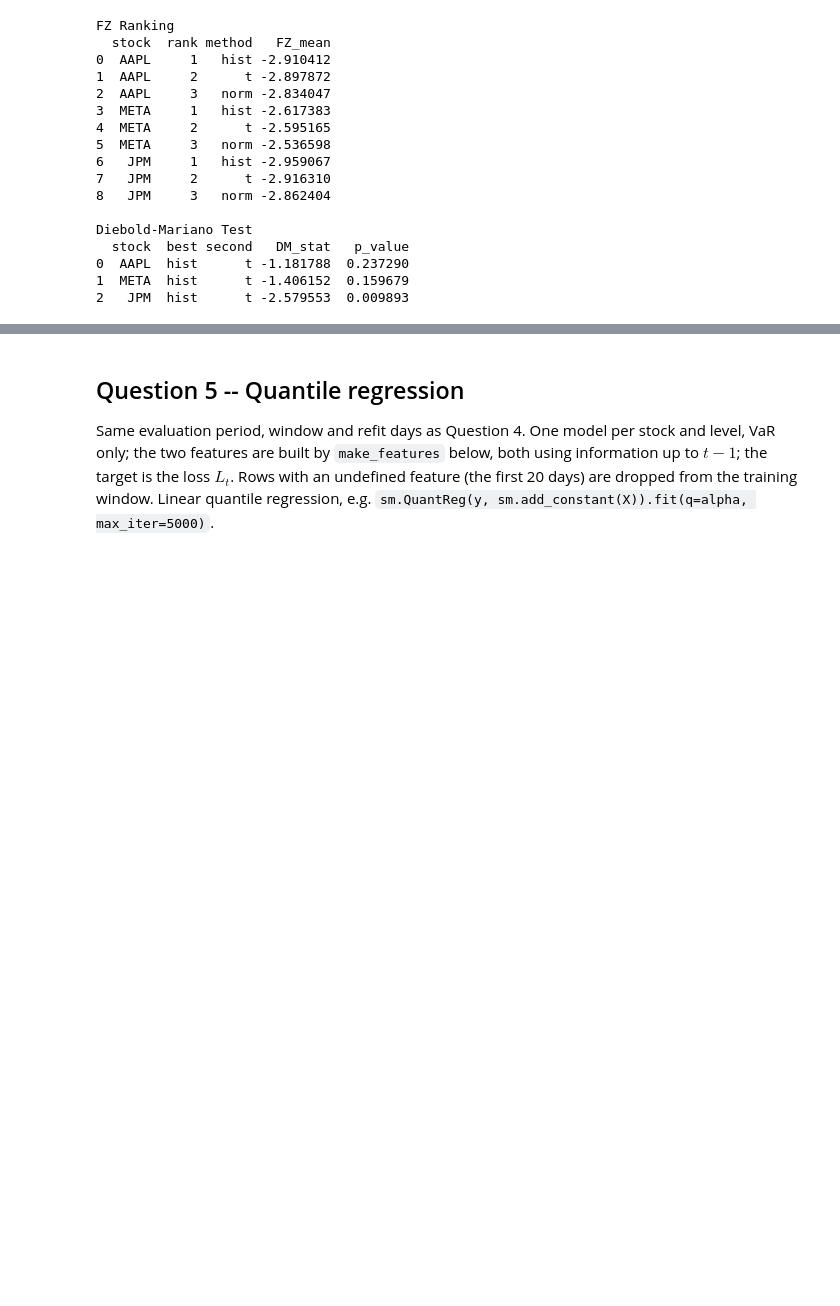
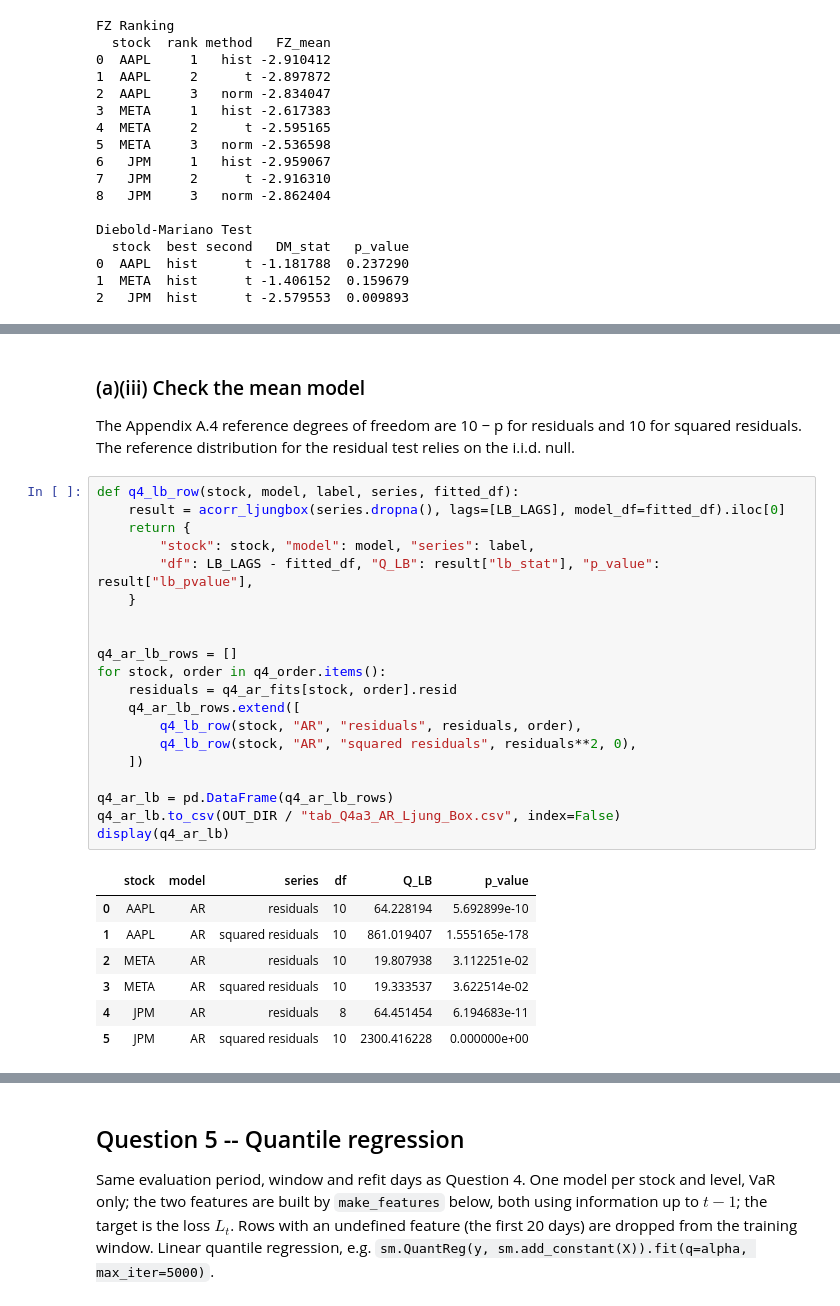
Before and after one commit to anaki8/QRM_Project, a Jupyter notebook: Project_template.ipynb, the cells around one changed output, grey strips where cells are left out. Saved outputs shown, nothing was run; the diff lists cells and outputs as text; blank space fills up the shorter version.

```diff
--- a/Project_template.ipynb
+++ b/Project_template.ipynb
@@ -871,0 +944,32 @@ from arch import arch_model
+# %% [markdown]
+### (a)(iii) Check the mean model
+
+The Appendix A.4 reference degrees of freedom are 10 − p for residuals and 10 for squared residuals. The reference distribution for the residual test relies on the i.i.d. null.
+# %%
+def q4_lb_row(stock, model, label, series, fitted_df):
+    result = acorr_ljungbox(series.dropna(), lags=[LB_LAGS], model_df=fitted_df).iloc[0]
+    return {
+        "stock": stock, "model": model, "series": label,
+        "df": LB_LAGS - fitted_df, "Q_LB": result["lb_stat"], "p_value": result["lb_pvalue"],
+    }
+
+
+q4_ar_lb_rows = []
+for stock, order in q4_order.items():
+    residuals = q4_ar_fits[stock, order].resid
+    q4_ar_lb_rows.extend([
+        q4_lb_row(stock, "AR", "residuals", residuals, order),
+        q4_lb_row(stock, "AR", "squared residuals", residuals**2, 0),
+    ])
+
+q4_ar_lb = pd.DataFrame(q4_ar_lb_rows)
+q4_ar_lb.to_csv(OUT_DIR / "tab_Q4a3_AR_Ljung_Box.csv", index=False)
+display(q4_ar_lb)
+# %% [output]
+|  | stock | model | series | df | Q_LB | p_value |
+| 0 | AAPL | AR | residuals | 10 | 64.228194 | 5.692899e-10 |
+| 1 | AAPL | AR | squared residuals | 10 | 861.019407 | 1.555165e-178 |
+| 2 | META | AR | residuals | 10 | 19.807938 | 3.112251e-02 |
+| 3 | META | AR | squared residuals | 10 | 19.333537 | 3.622514e-02 |
+| 4 | JPM | AR | residuals | 8 | 64.451454 | 6.194683e-11 |
+| 5 | JPM | AR | squared residuals | 10 | 2300.416228 | 0.000000e+00 |
```
Also changed, not shown: parts of 16 cells of this notebook.
